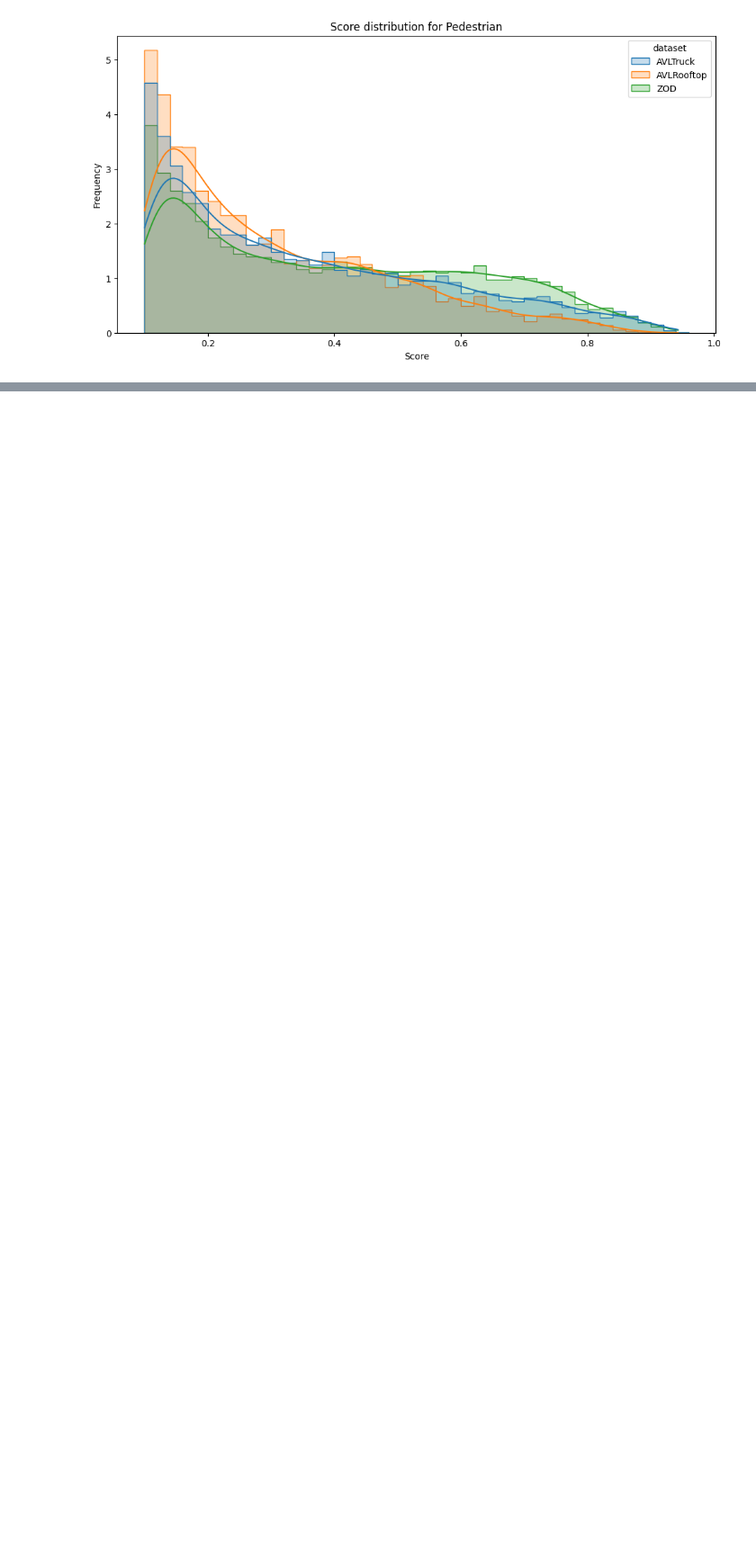
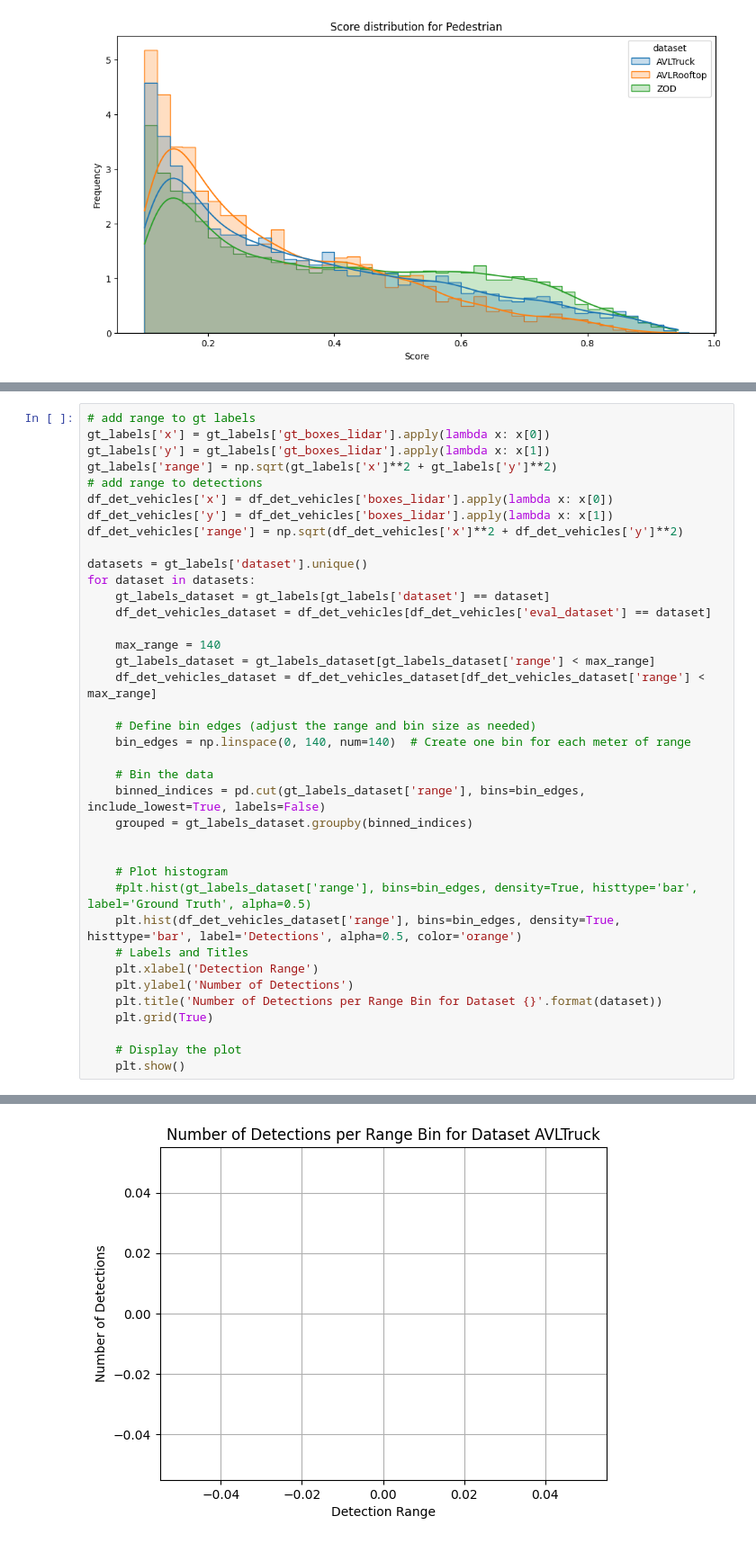
Before and after one commit to griesbchr/3DTrans, a Jupyter notebook: tools/misc/analyze_det_results.ipynb, the cells around one changed output, grey strips where cells are left out. Shown at 90% size. Cells and saved outputs as stored; diff of their text form; blank space fills up the shorter version.

```diff
--- a/tools/misc/analyze_det_results.ipynb
+++ b/tools/misc/analyze_det_results.ipynb
@@ -340,0 +746,39 @@ for cls in classes:
+# %%
+# add range to gt labels
+gt_labels['x'] = gt_labels['gt_boxes_lidar'].apply(lambda x: x[0])
+gt_labels['y'] = gt_labels['gt_boxes_lidar'].apply(lambda x: x[1])
+gt_labels['range'] = np.sqrt(gt_labels['x']**2 + gt_labels['y']**2)
+# add range to detections
+df_det_vehicles['x'] = df_det_vehicles['boxes_lidar'].apply(lambda x: x[0])
+df_det_vehicles['y'] = df_det_vehicles['boxes_lidar'].apply(lambda x: x[1])
+df_det_vehicles['range'] = np.sqrt(df_det_vehicles['x']**2 + df_det_vehicles['y']**2)
+
+datasets = gt_labels['dataset'].unique()
+for dataset in datasets:
+    gt_labels_dataset = gt_labels[gt_labels['dataset'] == dataset]
+    df_det_vehicles_dataset = df_det_vehicles[df_det_vehicles['eval_dataset'] == dataset]
+
+    max_range = 140
+    gt_labels_dataset = gt_labels_dataset[gt_labels_dataset['range'] < max_range]
+    df_det_vehicles_dataset = df_det_vehicles_dataset[df_det_vehicles_dataset['range'] < max_range]
+
+    # Define bin edges (adjust the range and bin size as needed)
+    bin_edges = np.linspace(0, 140, num=140)  # Create one bin for each meter of range
+
+    # Bin the data
+    binned_indices = pd.cut(gt_labels_dataset['range'], bins=bin_edges, include_lowest=True, labels=False)
+    grouped = gt_labels_dataset.groupby(binned_indices)
+
+
+    # Plot histogram
+    #plt.hist(gt_labels_dataset['range'], bins=bin_edges, density=True, histtype='bar', label='Ground Truth', alpha=0.5)
+    plt.hist(df_det_vehicles_dataset['range'], bins=bin_edges, density=True, histtype='bar', label='Detections', alpha=0.5, color='orange')
+    # Labels and Titles
+    plt.xlabel('Detection Range')
+    plt.ylabel('Number of Detections')
+    plt.title('Number of Detections per Range Bin for Dataset {}'.format(dataset))
+    plt.grid(True)
+
+    # Display the plot
+    plt.show()
+# %% [output]
@@ -340,0 +800 @@ for cls in classes:
+[figure, added]
```
Also changed, not shown: parts of 19 cells of this notebook, 3 other files.
